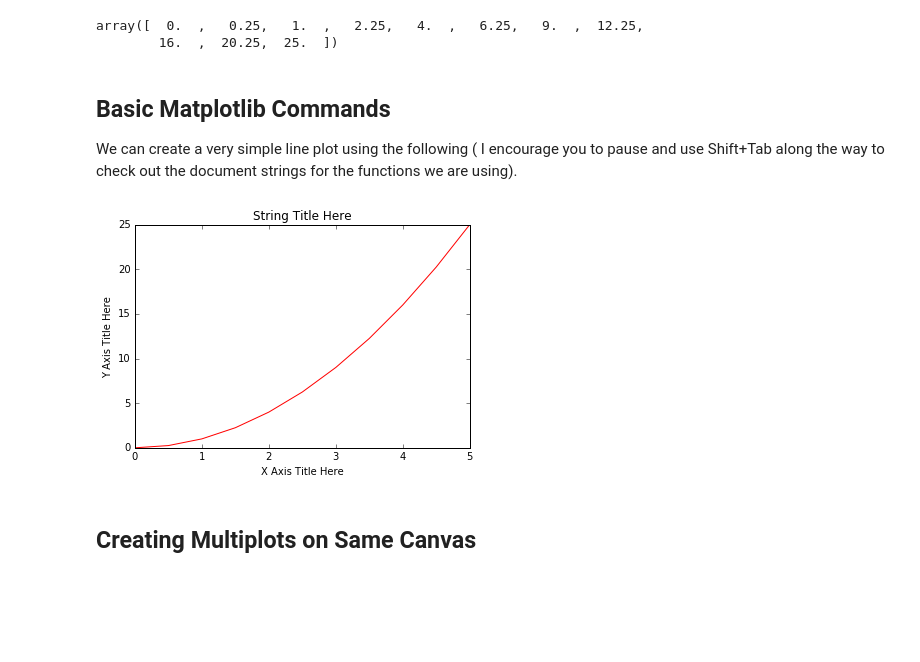
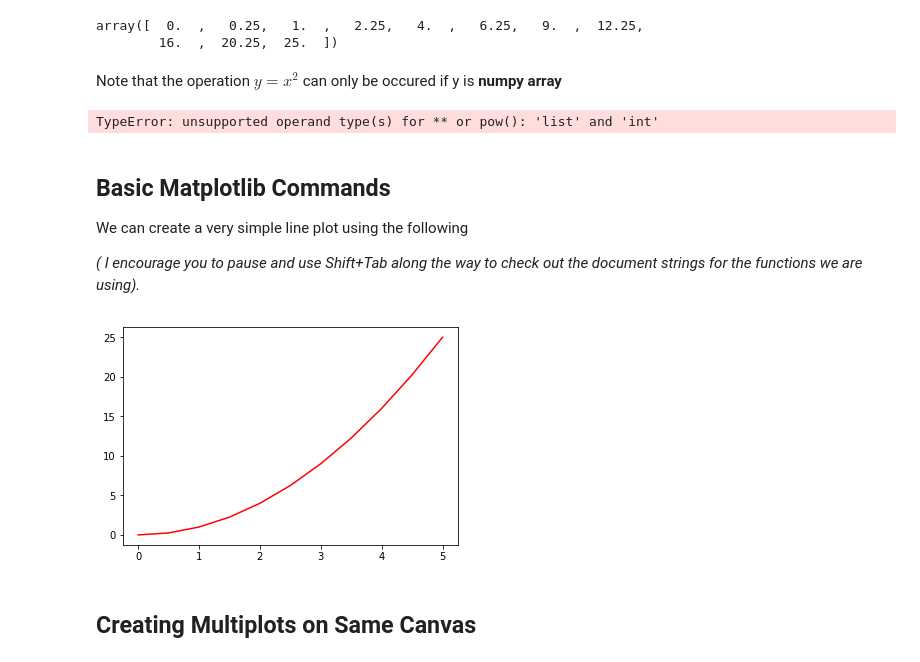
Before and after one commit to ComputingTelU/Pelatihan-Python, a Jupyter notebook: 2018/Python-for-Data-Visualization/Matplotlib/Matplotlib Concepts.ipynb, the cells around one changed output. Cells and saved outputs as stored; diff of their text form; code cells hidden in the pictures; blank space fills up the shorter version.

```diff
--- a/2018/Python-for-Data-Visualization/Matplotlib/Matplotlib Concepts.ipynb
+++ b/2018/Python-for-Data-Visualization/Matplotlib/Matplotlib Concepts.ipynb
@@ -63,18 +78,27 @@ y
 # %% [output]
 array([  0.  ,   0.25,   1.  ,   2.25,   4.  ,   6.25,   9.  ,  12.25,
         16.  ,  20.25,  25.  ])
+# %% [markdown]
+Note that the operation $y = x^2$ can only be occured if y is **numpy array**
+# %%
+list_x = list(x)
+list_x**2
+# %% [output]
+TypeError: unsupported operand type(s) for ** or pow(): 'list' and 'int'
 # %% [markdown]
 ## Basic Matplotlib Commands
 
-We can create a very simple line plot using the following ( I encourage you to pause and use Shift+Tab along the way to check out the document strings for the functions we are using).
+We can create a very simple line plot using the following
+
+*( I encourage you to pause and use Shift+Tab along the way to check out the document strings for the functions we are using).*
 # %%
 plt.plot(x, y, 'r') # 'r' is the color red
-plt.xlabel('X Axis Title Here')
-plt.ylabel('Y Axis Title Here')
-plt.title('String Title Here')
+# plt.xlabel('X Axis Title Here')
+# plt.ylabel('Y Axis Title Here')
+# plt.title('String Title Here')
 plt.show()
 # %% [output]
-[figure, old version]
+[figure, new version]
 # %% [markdown]
 ## Creating Multiplots on Same Canvas
 # %%
```
Also changed, not shown: parts of 25 cells of this notebook.
